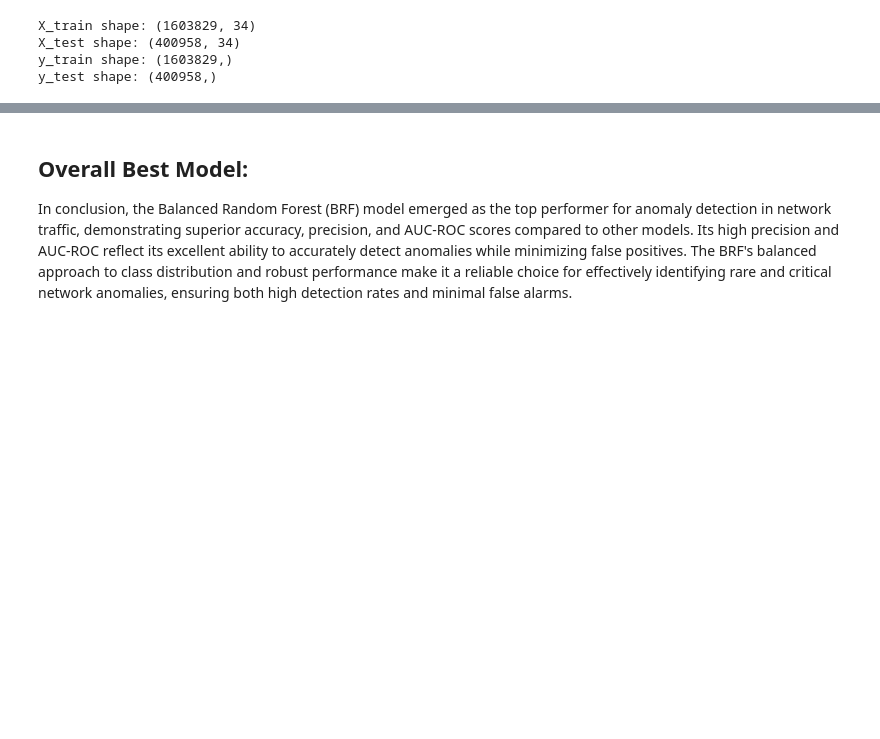
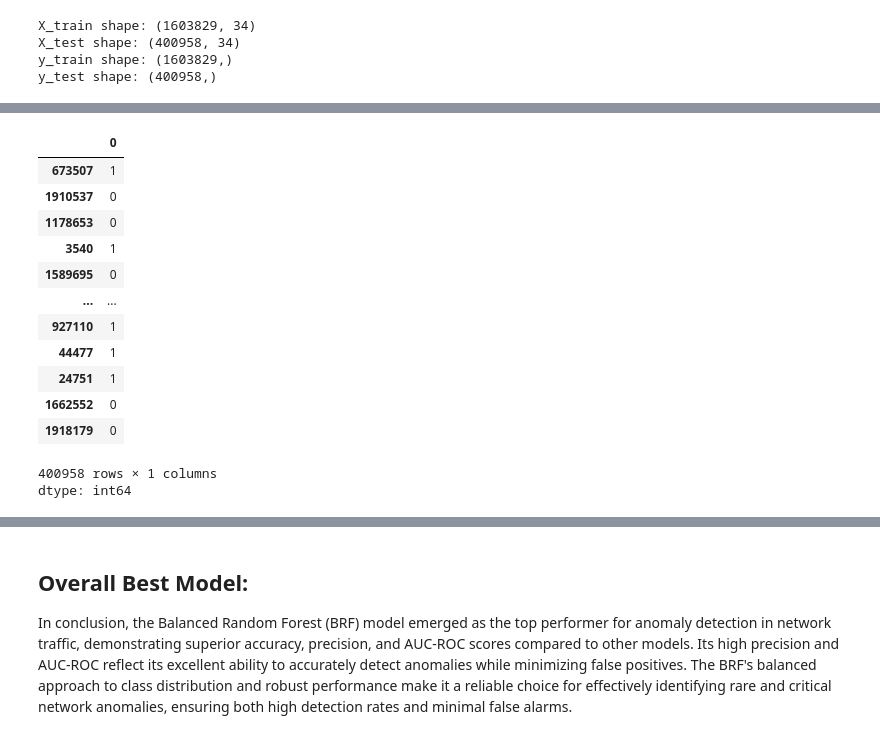
Before and after one commit to Awonke03/Capstone_Project, a Jupyter notebook: Capstone_Final_IOT.ipynb, the cells around one changed output, grey strips where cells are left out. Drawn from its saved outputs; the diff is of its cells as text; code cells hidden in the pictures; blank space fills up the shorter version.

```diff
--- a/Capstone_Final_IOT.ipynb
+++ b/Capstone_Final_IOT.ipynb
@@ -349,3 +398,20 @@ y_test shape: (400958,)
+# %%
+y_test
+# %% [output]
+|  | 0 |
+| 673507 | 1 |
+| 1910537 | 0 |
+| 1178653 | 0 |
+| 3540 | 1 |
+| 1589695 | 0 |
+| ... | ... |
+| 927110 | 1 |
+| 44477 | 1 |
+| 24751 | 1 |
+| 1662552 | 0 |
+| 1918179 | 0 |
+400958 rows × 1 columns
+dtype: int64
 # %%
 # Initialize and train the Naive Bayes model
 nb_model = GaussianNB()
```
Also changed, not shown: parts of 26 cells of this notebook, 1 other file.
